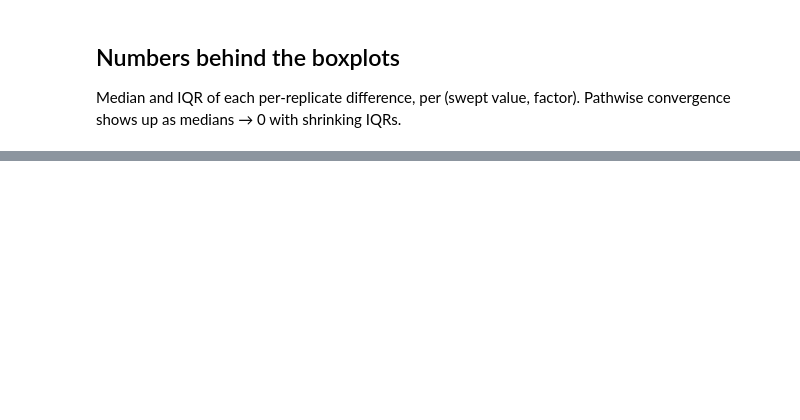
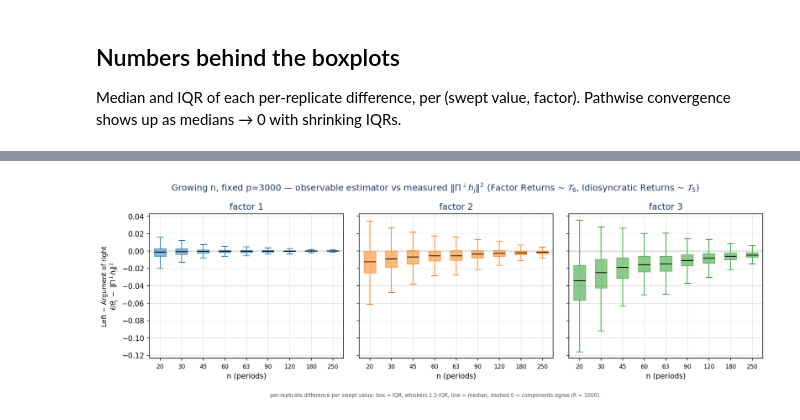
Before and after one commit to nlgac/factor_lab, a Jupyter notebook: ex-3_pathwise_formula31.ipynb, the cells around one changed output, grey strips where cells are left out. Cells and saved outputs as stored; diff of their text form; code cells hidden in the pictures; blank space fills up the shorter version.

```diff
--- a/ex-3_pathwise_formula31.ipynb
+++ b/ex-3_pathwise_formula31.ipynb
@@ -419,3 +619,15 @@ print(f"saved 4 figures (png+pdf) to {OUT_DIR}")
+# %%
+_box1_n_png = OUT_DIR / "ex3_pathwise_boxplots_1row_growing_n.png"
+fig_box1_n, _ = pathwise_boxplot_single(
+    df_n, "n", out_path=str(_box1_n_png),
+    suptitle=rf"Growing n, fixed p=3000 — observable estimator vs measured "
+             rf"$\Vert\Pi^{{\perp}}h_j\Vert^2$ (Factor Returns ~ {_ret_lab}, "
+             rf"Idiosyncratic Returns ~ {_idio_lab})")
+fig_box1_n.savefig(OUT_DIR / "ex3_pathwise_boxplots_1row_growing_n.pdf", bbox_inches="tight")
+display(Image(filename=str(_box1_n_png)))
+plt.close(fig_box1_n)
+# %% [output]
+[figure, added]
 # %% [markdown]
 ---
 ## Change log
```
Also changed, not shown: parts of 15 cells of this notebook.
